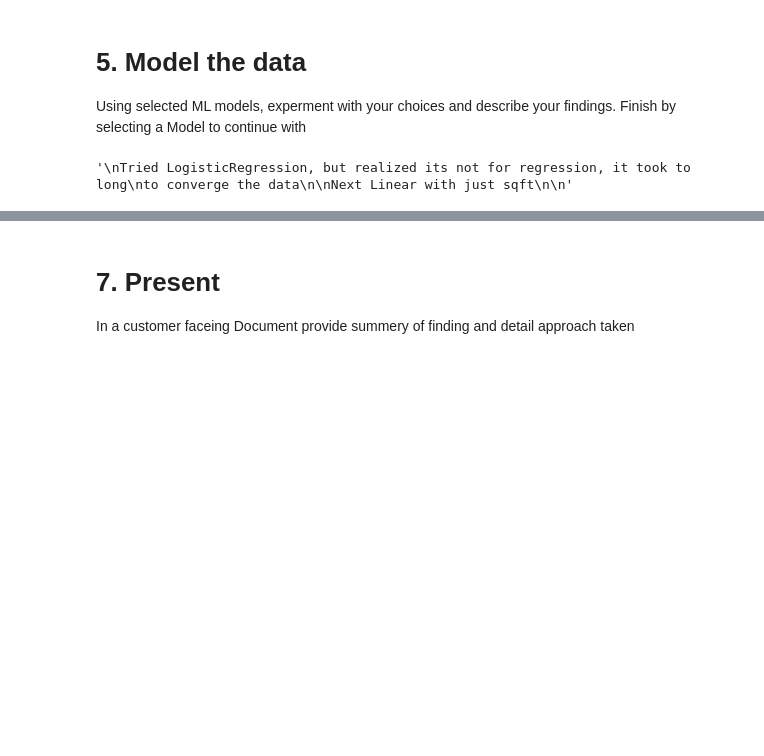
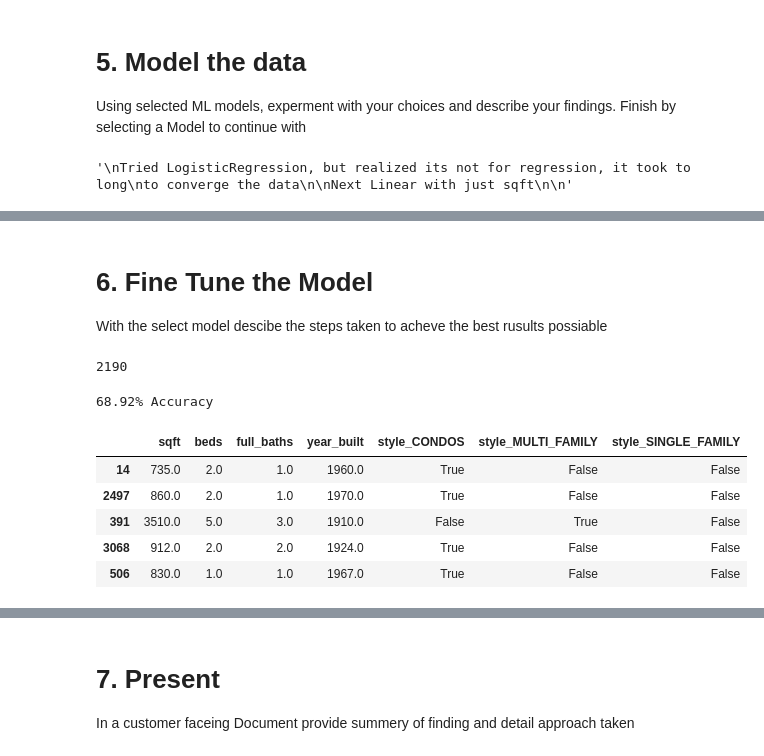
Before and after one commit to alanjit2/Machine-Learning-AI-Honors, a Jupyter notebook: Project_2/Project_2.ipynb, the cells around one changed output, grey strips where cells are left out. Saved outputs shown, nothing was run; the diff lists cells and outputs as text; code cells hidden in the pictures; blank space fills up the shorter version.

```diff
--- a/Project_2/Project_2.ipynb
+++ b/Project_2/Project_2.ipynb
@@ -477,0 +408,77 @@ Root Mean Squared Error (RMSE): 965671.18
+# %% [markdown]
+# 6. Fine Tune the Model
+
+With the select model descibe the steps taken to acheve the best rusults possiable
+# %%
+# Add one more feature: year_built
+# NOTE: It crashes first time you run this cell, but works on second time
+df = data[['style', 'sqft', 'beds', 'year_built', 'list_price']]
+df.head()
+# one-hot encoding to make 'style' True false
+df = df.dropna()
+df = pd.get_dummies(df, columns=['style'], drop_first=True)
+y_binned = pd.cut(df["list_price"], bins=4, labels=False)
+
+
+X = df.drop(columns=['list_price'])
+Y = df["list_price"]
+
+X_train, X_test, y_train, y_test = train_test_split(
+    X, Y, test_size=0.2, stratify=y_binned,  # Use the binned version for stratification
+    random_state=42
+)
+len(X_train)
+# %% [output]
+2190
+# %%
+
+rand_forest_reg_model_2 = RandomForestRegressor(n_estimators=100, random_state=42)
+rand_forest_reg_model_2.fit(X_train, y_train)
+
+y_predict = rand_forest_reg_model_2.predict(X_test)
+
+# Calculate and print metrics
+
+r_squared = r2_score(y_test, y_predict)
+mse = mean_squared_error(y_test, y_predict)
+rmse = np.sqrt(mse)
+
+accuracy = (1 - mean_absolute_percentage_error(y_test, y_predict))* 100
+
+print(f"{accuracy:.2f}% Accuracy")
+# %% [output]
+68.92% Accuracy
+# %%
+# Add two more features: full baths
+# NOTE: It crashes first time you run this cell, but works on second time
+# df = data[['style', 'sqft', 'beds', 'year_built', 'list_price', 'full_baths']]
+df = pd.DataFrame({
+    "style": data.loc[:, "style"],
+    "sqft":  data.loc[:, "sqft"],
+    "beds":  data.loc[:, "beds"],
+    "list_price":  data.loc[:, "list_price"],
+    "full_baths":  data.loc[:, "full_baths"],
+    "year_built":  data.loc[:, "year_built"],
+})
+
+# one-hot encoding to make 'style' True false
+df = df.dropna()
+df = pd.get_dummies(df, columns=['style'])
+y_binned = pd.cut(Y, bins=4, labels=False)
+
+
+X = df.drop(columns=['list_price'])
+Y = df["list_price"]
+
+X_train, X_test, y_train, y_test = train_test_split(
+    X, Y, test_size=0.2, stratify=y_binned,  # Use the binned version for stratification
+    random_state=42
+)
+X_train.head()
+# %% [output]
+|  | sqft | beds | full_baths | year_built | style_CONDOS | style_MULTI_FAMILY | style_SINGLE_FAMILY |
+| 14 | 735.0 | 2.0 | 1.0 | 1960.0 | True | False | False |
+| 2497 | 860.0 | 2.0 | 1.0 | 1970.0 | True | False | False |
+| 391 | 3510.0 | 5.0 | 3.0 | 1910.0 | False | True | False |
+| 3068 | 912.0 | 2.0 | 2.0 | 1924.0 | True | False | False |
+| 506 | 830.0 | 1.0 | 1.0 | 1967.0 | True | False | False |
```
Also changed, not shown: parts of 18 cells of this notebook, 4 other files.
